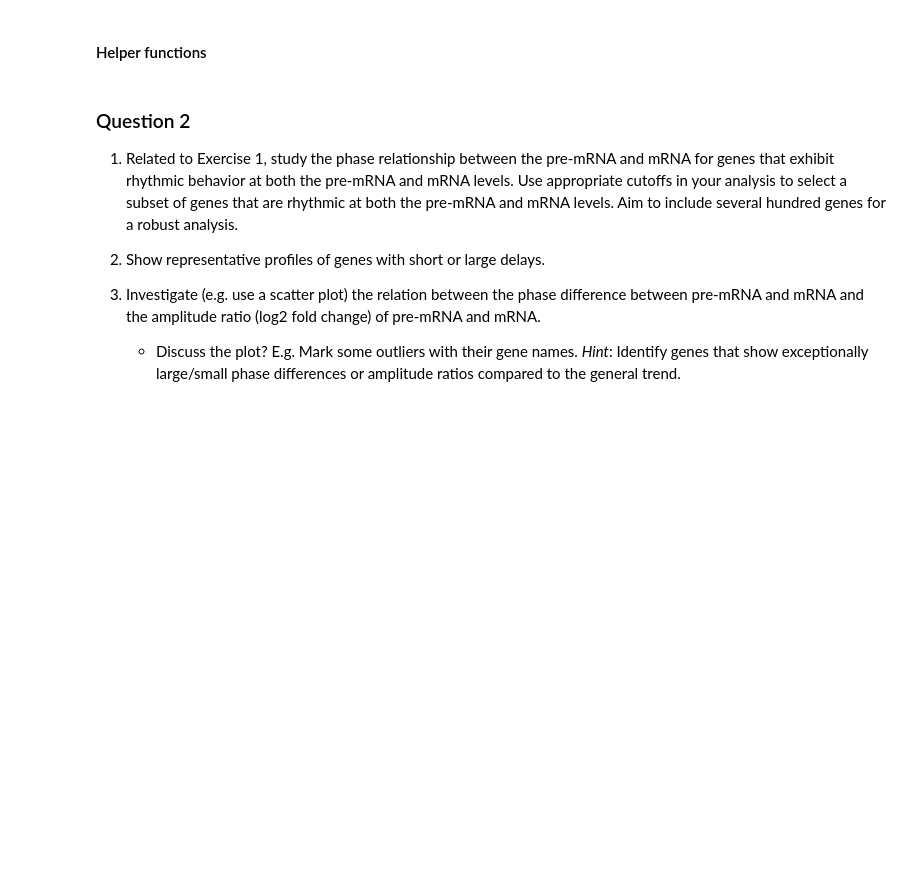
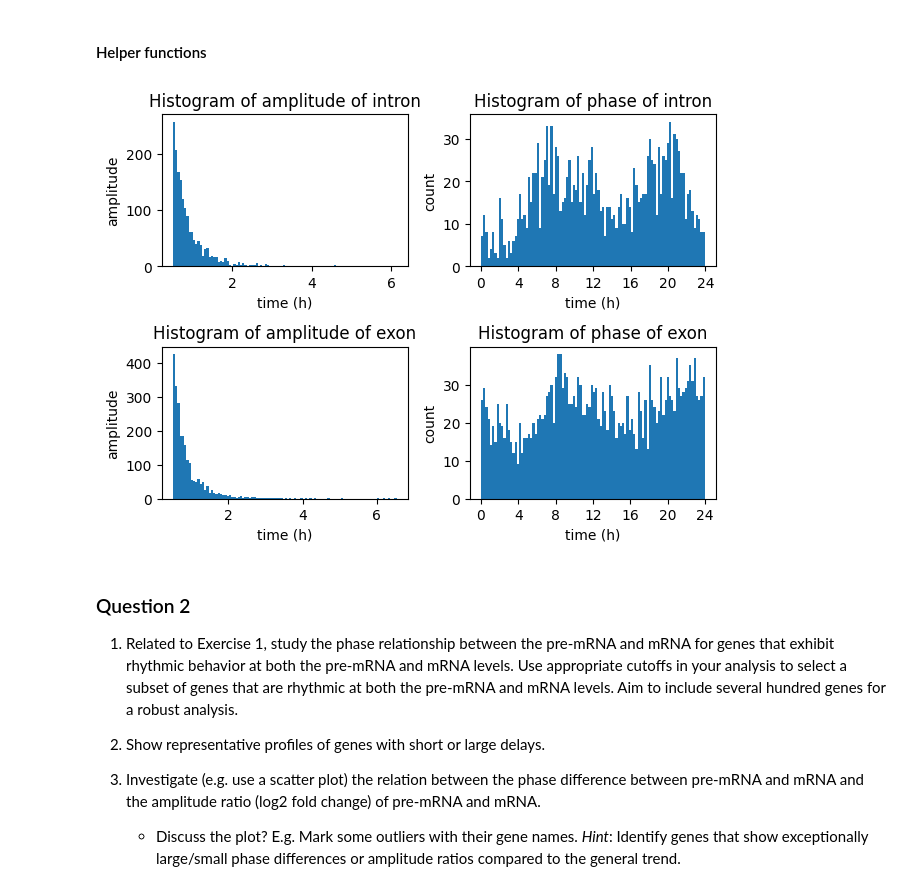
Before and after one commit to morri4shao/Genome-to-Function-class-project3, a Jupyter notebook: Exercise_Week11_12_B_final_FN.ipynb, the cells around one changed output. Cells and saved outputs as stored; diff of their text form; code cells hidden in the pictures; blank space fills up the shorter version.

```diff
--- a/Exercise_Week11_12_B_final_FN.ipynb
+++ b/Exercise_Week11_12_B_final_FN.ipynb
@@ -557,40 +557,39 @@ amp_exon = results_exon['amp'][ie]
 ph_exon = results_exon['phase'][ie]
 
 #make a subplot with 4 histograms, one for amp_intron and one for ph_intron, one for amp_exon and one for ph_exon
 #plot 1:
 plt.subplot(2, 2, 1)
-
-plt.hist(amp_intron, bins=200)
+plt.hist(amp_intron, bins=100)
 plt.title('Histogram of amplitude of intron')
 plt.xlabel('time (h)')
 plt.ylabel('amplitude')
 
 #plot 2:
 plt.subplot(2, 2, 2)
-plt.hist(ph_intron, bins=200)
+plt.hist(ph_intron, bins=100)
 plt.title('Histogram of phase of intron')
 plt.xlabel('time (h)')
 plt.ylabel('count')
 plt.xticks(np.arange(0, 28, 4))
 #plot 3:
 plt.subplot(2, 2, 3)
-
-plt.hist(amp_exon, bins=200)
+plt.hist(amp_exon, bins=100)
 plt.title('Histogram of amplitude of exon')
 plt.xlabel('time (h)')
 plt.ylabel('amplitude')
 #plot 4:
 plt.subplot(2, 2, 4)
-
-plt.hist(ph_exon, bins=200)
+plt.hist(ph_exon, bins=100)
 plt.title('Histogram of phase of exon')
 plt.xlabel('time (h)')
 plt.ylabel('count')
 plt.xticks(np.arange(0, 28, 4))
 
 #seperate the subplots wider
 plt.tight_layout()
 plt.show()
+# %% [output]
+[figure, added]
 # %% [markdown]
 ### Question 2
 1. Related to Exercise 1, study the phase relationship between the pre-mRNA and mRNA for genes that exhibit rhythmic behavior at both the pre-mRNA and mRNA levels. Use appropriate cutoffs in your analysis to select a subset of genes that are rhythmic at both the pre-mRNA and mRNA levels. Aim to include several hundred genes for a robust analysis.
```
Also changed, not shown: parts of 4 cells of this notebook.
